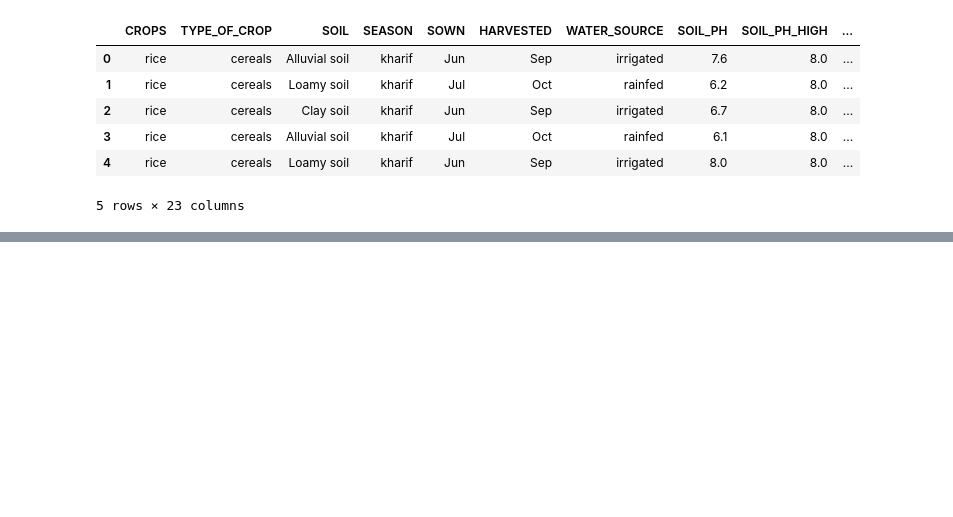
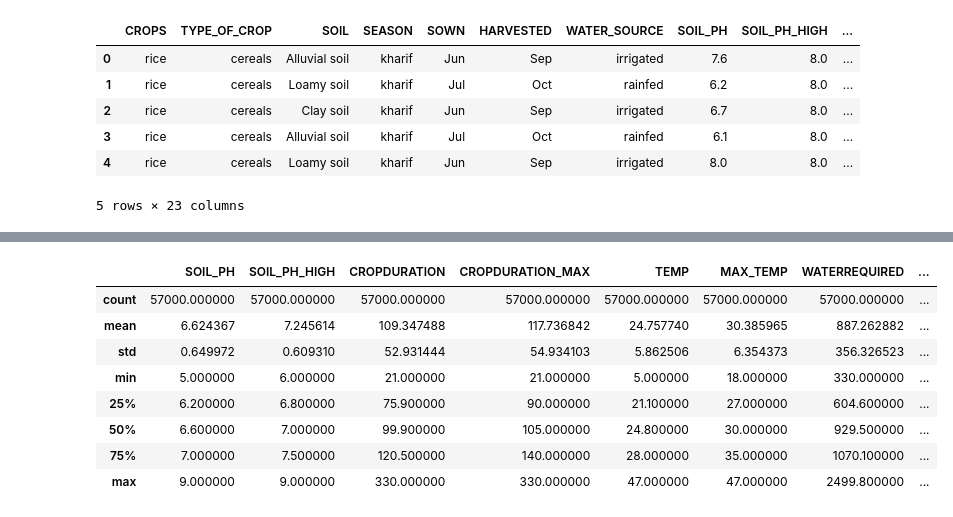
Before and after one commit to yash9939/Crop_Recomendation_System, a Jupyter notebook: Jupyter_Notebook/main.ipynb, the cells around one changed output, grey strips where cells are left out. Drawn from its saved outputs; the diff is of its cells as text; code cells hidden in the pictures; blank space fills up the shorter version.

```diff
--- a/Jupyter_Notebook/main.ipynb
+++ b/Jupyter_Notebook/main.ipynb
@@ -17,3 +17,5 @@ df.head()
 | 3 | rice | cereals | Alluvial soil | kharif | Jul | Oct | rainfed | 6.1 | 8.0 | ... |
 | 4 | rice | cereals | Loamy soil | kharif | Jun | Sep | irrigated | 8.0 | 8.0 | ... |
 5 rows × 23 columns
+# %%
+df = df.sample(frac=1)
@@ -19,0 +86,12 @@ df.head()
+# %%
+df.describe()
+# %% [output]
+|  | SOIL_PH | SOIL_PH_HIGH | CROPDURATION | CROPDURATION_MAX | TEMP | MAX_TEMP | WATERREQUIRED | ... |
+| count | 57000.000000 | 57000.000000 | 57000.000000 | 57000.000000 | 57000.000000 | 57000.000000 | 57000.000000 | ... |
+| mean | 6.624367 | 7.245614 | 109.347488 | 117.736842 | 24.757740 | 30.385965 | 887.262882 | ... |
+| std | 0.649972 | 0.609310 | 52.931444 | 54.934103 | 5.862506 | 6.354373 | 356.326523 | ... |
+| min | 5.000000 | 6.000000 | 21.000000 | 21.000000 | 5.000000 | 18.000000 | 330.000000 | ... |
+| 25% | 6.200000 | 6.800000 | 75.900000 | 90.000000 | 21.100000 | 27.000000 | 604.600000 | ... |
+| 50% | 6.600000 | 7.000000 | 99.900000 | 105.000000 | 24.800000 | 30.000000 | 929.500000 | ... |
+| 75% | 7.000000 | 7.500000 | 120.500000 | 140.000000 | 28.000000 | 35.000000 | 1070.100000 | ... |
+| max | 9.000000 | 9.000000 | 330.000000 | 330.000000 | 47.000000 | 47.000000 | 2499.800000 | ... |
```
Also changed, not shown: parts of 10 cells of this notebook.
